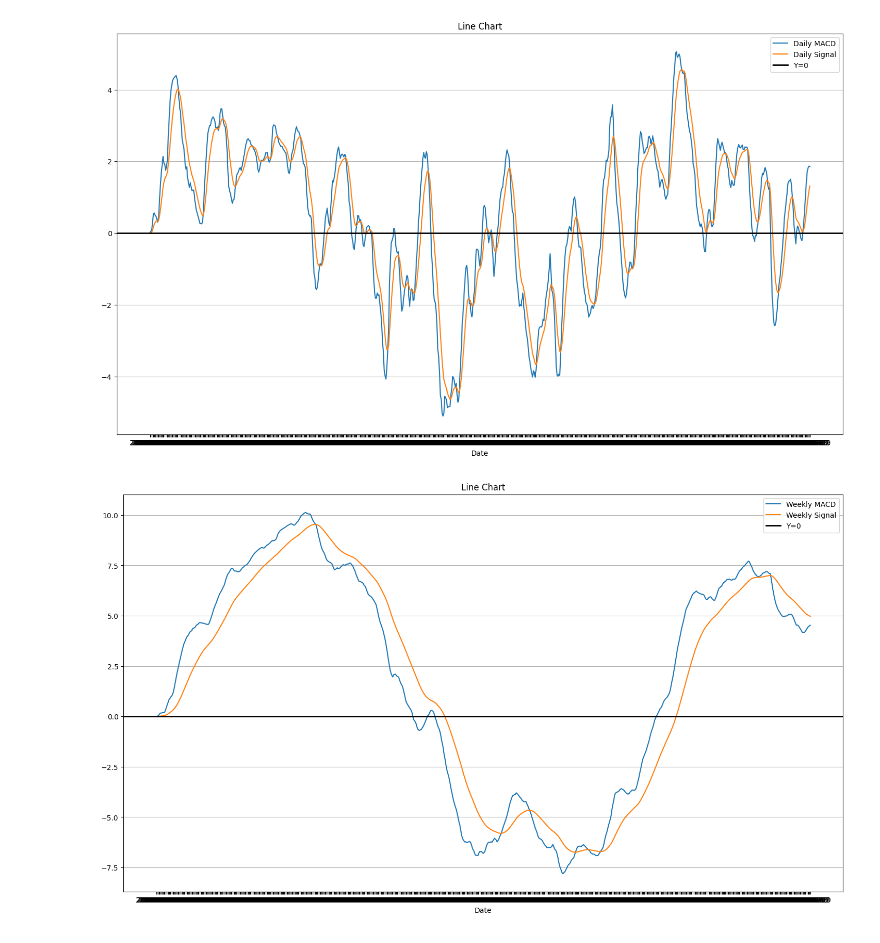
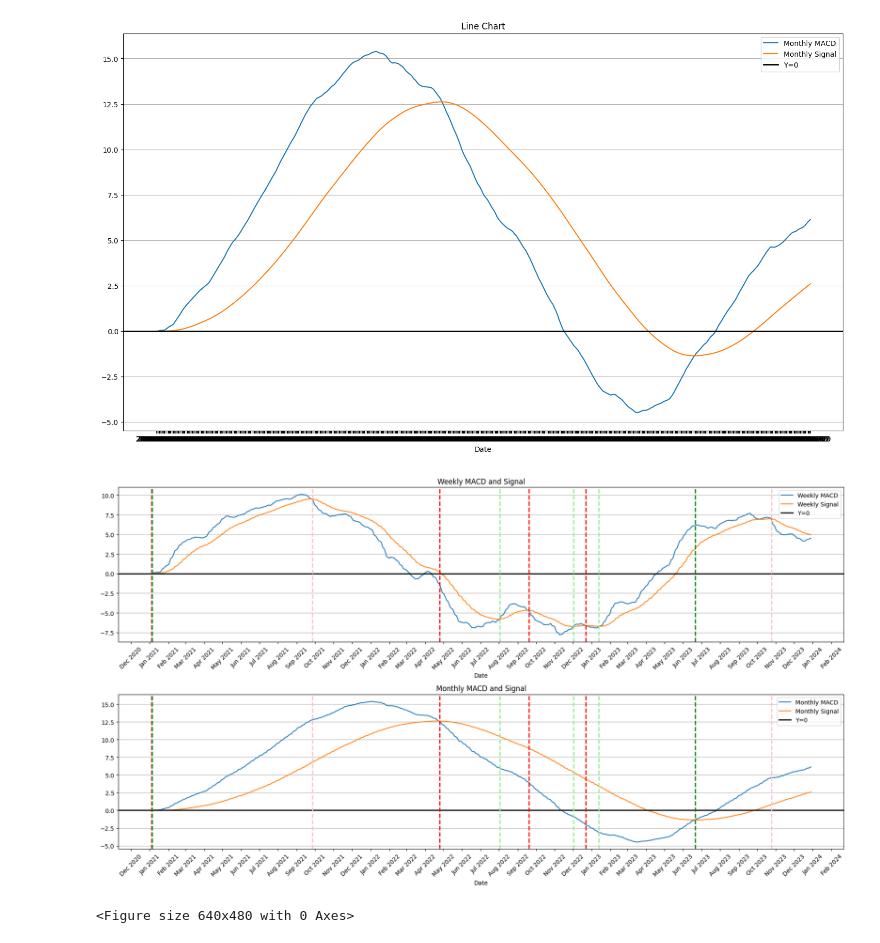
Before and after one commit to Dhruv2222/macd-implementation, a Jupyter notebook: plot_macd.ipynb, the cells around one changed output. Saved outputs shown, nothing was run; the diff lists cells and outputs as text; code cells hidden in the pictures.

Commit message:
Added MACD turnings. Updated plots.

```diff
--- a/plot_macd.ipynb
+++ b/plot_macd.ipynb
@@ -10,8 +33,8 @@ df.shape
 # %%
-# Plotting the line chart for daily
+# Plotting the line chart for monthly
 plt.figure(figsize=(18, 10))  # Adjust the figure size if needed
-plt.plot(df['Date'], df['daily_macd'], label='Daily MACD')  # 'o' for markers, '-' for line style
-plt.plot(df['Date'], df['daily_signal'], label='Daily Signal')  # 'o' for markers, '-' for line style
+plt.plot(df['Date'], df['monthly_macd'], label='Monthly MACD')  # 'o' for markers, '-' for line style
+plt.plot(df['Date'], df['monthly_signal'], label='Monthly Signal')  # 'o' for markers, '-' for line style
 plt.title('Line Chart')  # Set the title of the plot
 plt.xlabel('Date')  # Set the label for the x-axis
 # plt.ylabel('Y-axis label')  # Set the label for the y-axis
@@ -21,19 +44,71 @@ plt.legend()
 
 plt.savefig('line_chart_macd_and_signal.png')
 # %% [output]
-[figure, old version]
+[figure, new version]
 # %%
-# Plotting the line chart for weekly
+import matplotlib.pyplot as plt
+import matplotlib.dates as mdates
+
+df['Date'] = pd.to_datetime(df['Date'])
+
+# Chart 1: Weekly MACD and Signal
 plt.figure(figsize=(18, 10))  # Adjust the figure size if needed
+plt.subplot(2, 1, 1)  # 2 rows, 1 column, select the first subplot
 plt.plot(df['Date'], df['weekly_macd'], label='Weekly MACD')  # 'o' for markers, '-' for line style
 plt.plot(df['Date'], df['weekly_signal'], label='Weekly Signal')  # 'o' for markers, '-' for line style
-plt.title('Line Chart')  # Set the title of the plot
+plt.title('Weekly MACD and Signal')  # Set the title of the plot
 plt.xlabel('Date')  # Set the label for the x-axis
-# plt.ylabel('Y-axis label')  # Set the label for the y-axis
+plt.gca().xaxis.set_major_locator(mdates.MonthLocator())  # Set major ticks to months
+plt.gca().xaxis.set_major_formatter(mdates.DateFormatter('%b %Y'))  # Format x-axis to display month and year
+plt.xticks(rotation=45)
+
+plt.grid(axis='y')  # Show gridlines
+plt.axhline(0, color='black', linewidth=2, label='Y=0')
+plt.legend()
+# Add vertical lines based on 'switch_code'
+for index, row in df.iterrows():
+    if row['switch_code'] == 1:
+        plt.axvline(row['Date'], color='pink', linestyle='--', linewidth=2, label='only_weekly_neg')
+    if row['switch_code'] == 2:
+        plt.axvline(row['Date'], color='red', linestyle='--', linewidth=2, label='both_neg')
+    if row['switch_code'] == 3:
+        plt.axvline(row['Date'], color='lightgreen', linestyle='--', linewidth=2, label='only_weekly_pos')
+    elif row['switch_code'] == 4:
+        plt.axvline(row['Date'], color='green', linestyle='--', linewidth=2, label='both_pos')
+
+# Chart 2: Monthly MACD and Signal
+plt.subplot(2, 1, 2)  # 2 rows, 1 column, select the second subplot
+plt.plot(df['Date'], df['monthly_macd'], label='Monthly MACD')  # 'o' for markers, '-' for line style
+plt.plot(df['Date'], df['monthly_signal'], label='Monthly Signal')  # 'o' for markers, '-' for line style
+plt.title('Monthly MACD and Signal')  # Set the title of the plot
+plt.xlabel('Date')  # Set the label for the x-axis
+plt.gca().xaxis.set_major_locator(mdates.MonthLocator())  # Set major ticks to months
+plt.gca().xaxis.set_major_formatter(mdates.DateFormatter('%b %Y'))  # Format x-axis to display month and year
+plt.xticks(rotation=45)
 plt.grid(axis='y')  # Show gridlines
 plt.axhline(0, color='black', linewidth=2, label='Y=0')
 plt.legend()
 
-plt.savefig('line_chart_macd_and_signal.png')
+# Adjust layout to prevent clipping of titles
+plt.tight_layout()
+
+
+
+# Add vertical lines based on 'switch_code'
+for index, row in df.iterrows():
+    if row['switch_code'] == 1:
+        plt.axvline(row['Date'], color='pink', linestyle='--', linewidth=2, label='only_weekly_neg')
+    if row['switch_code'] == 2:
+        plt.axvline(row['Date'], color='red', linestyle='--', linewidth=2, label='both_neg')
+    if row['switch_code'] == 3:
+        plt.axvline(row['Date'], color='lightgreen', linestyle='--', linewidth=2, label='only_weekly_pos')
+    elif row['switch_code'] == 4:
+        plt.axvline(row['Date'], color='green', linestyle='--', linewidth=2, label='both_pos')
+
+# Show the plot
+plt.show()
+# Save the plot
+plt.savefig('weekly_and_monthly_macd_and_signal.png')
 # %% [output]
-[figure, old version]
+[figure, new version]
+<Figure size 640x480 with 0 Axes>
```
Also changed, not shown: parts of 2 cells of this notebook, 4 other files.
